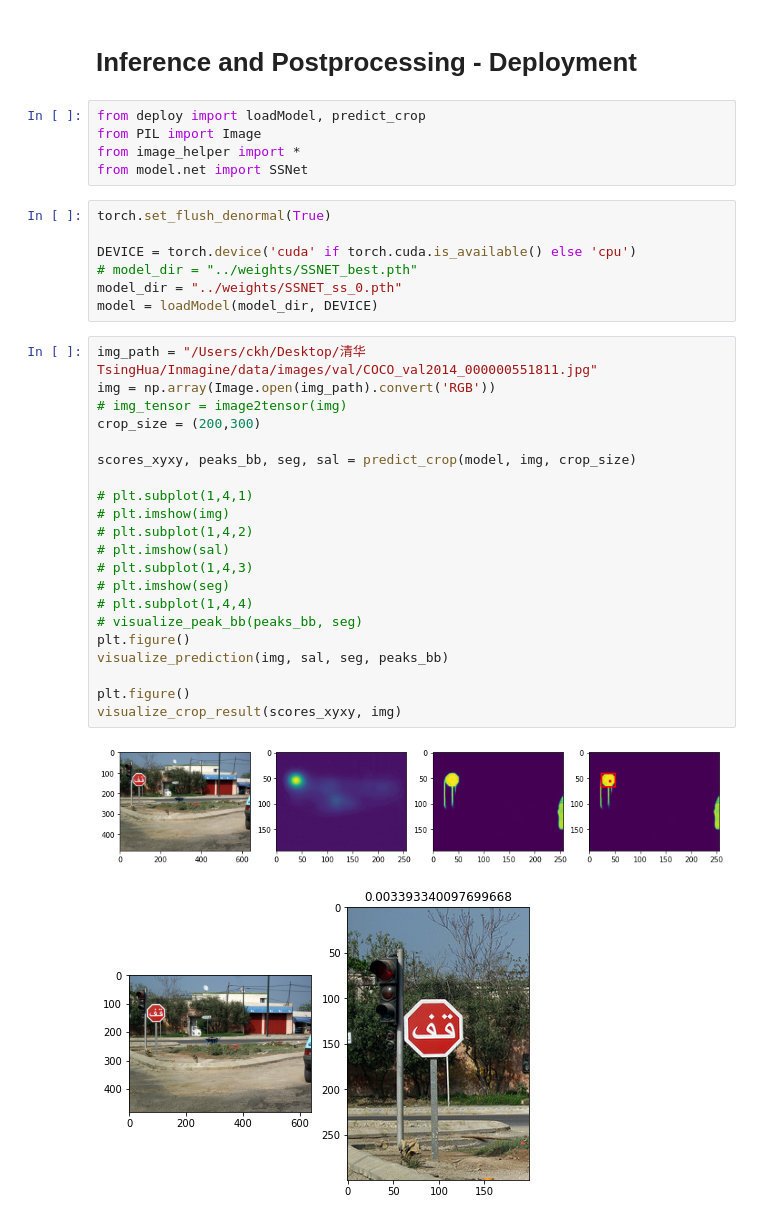
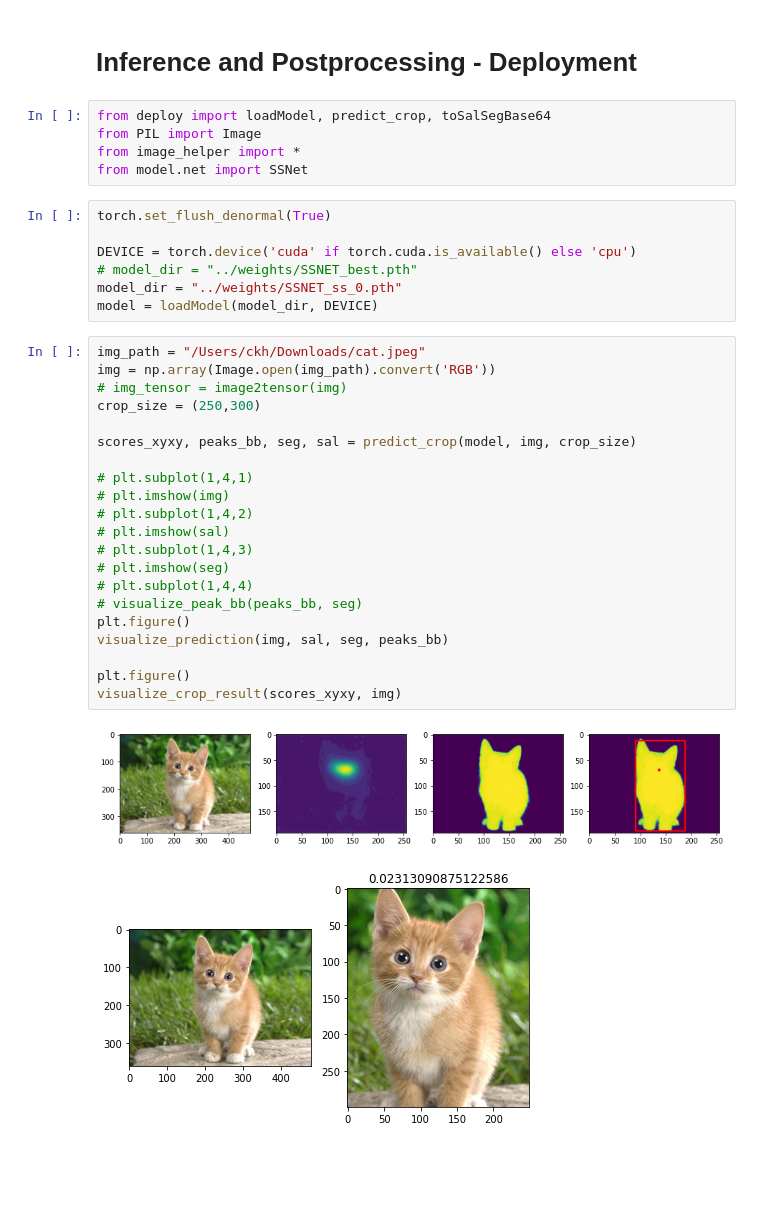
Before and after one commit to ckhui/SaliencySegmentationNet, a Jupyter notebook: Dev.ipynb, the cells around one changed output. Cells and saved outputs as stored; diff of their text form; blank space fills up the shorter version.

```diff
--- a/Dev.ipynb
+++ b/Dev.ipynb
@@ -433,7 +433,7 @@ Clipping input data to the valid range for imshow with RGB data ([0..1] for floa
 # %% [markdown]
 # Inference and Postprocessing - Deployment
 # %%
-from deploy import loadModel, predict_crop
+from deploy import loadModel, predict_crop, toSalSegBase64
 from PIL import Image
 from image_helper import *
 from model.net import SSNet
@@ -445,26 +445,26 @@ DEVICE = torch.device('cuda' if torch.cuda.is_available() else 'cpu')
 model_dir = "../weights/SSNET_ss_0.pth"
 model = loadModel(model_dir, DEVICE)
 # %%
-img_path = "/Users/ckh/Desktop/清华TsingHua/Inmagine/data/images/val/COCO_val2014_000000551811.jpg"
+img_path = "/Users/ckh/Downloads/cat.jpeg"
 img = np.array(Image.open(img_path).convert('RGB'))
 # img_tensor = image2tensor(img)
-crop_size = (200,300)
+crop_size = (250,300)
 
 scores_xyxy, peaks_bb, seg, sal = predict_crop(model, img, crop_size)
 
 # plt.subplot(1,4,1)
 # plt.imshow(img)
 # plt.subplot(1,4,2)
 # plt.imshow(sal)
 # plt.subplot(1,4,3)
 # plt.imshow(seg)
 # plt.subplot(1,4,4)
 # visualize_peak_bb(peaks_bb, seg)
 plt.figure()
 visualize_prediction(img, sal, seg, peaks_bb)
 
 plt.figure()
 visualize_crop_result(scores_xyxy, img)
 # %% [output]
-[figure, old version]
+[figure, new version]
-[figure, old version]
+[figure, new version]
```
Also changed, not shown: parts of 8 cells of this notebook, 1 other file.
